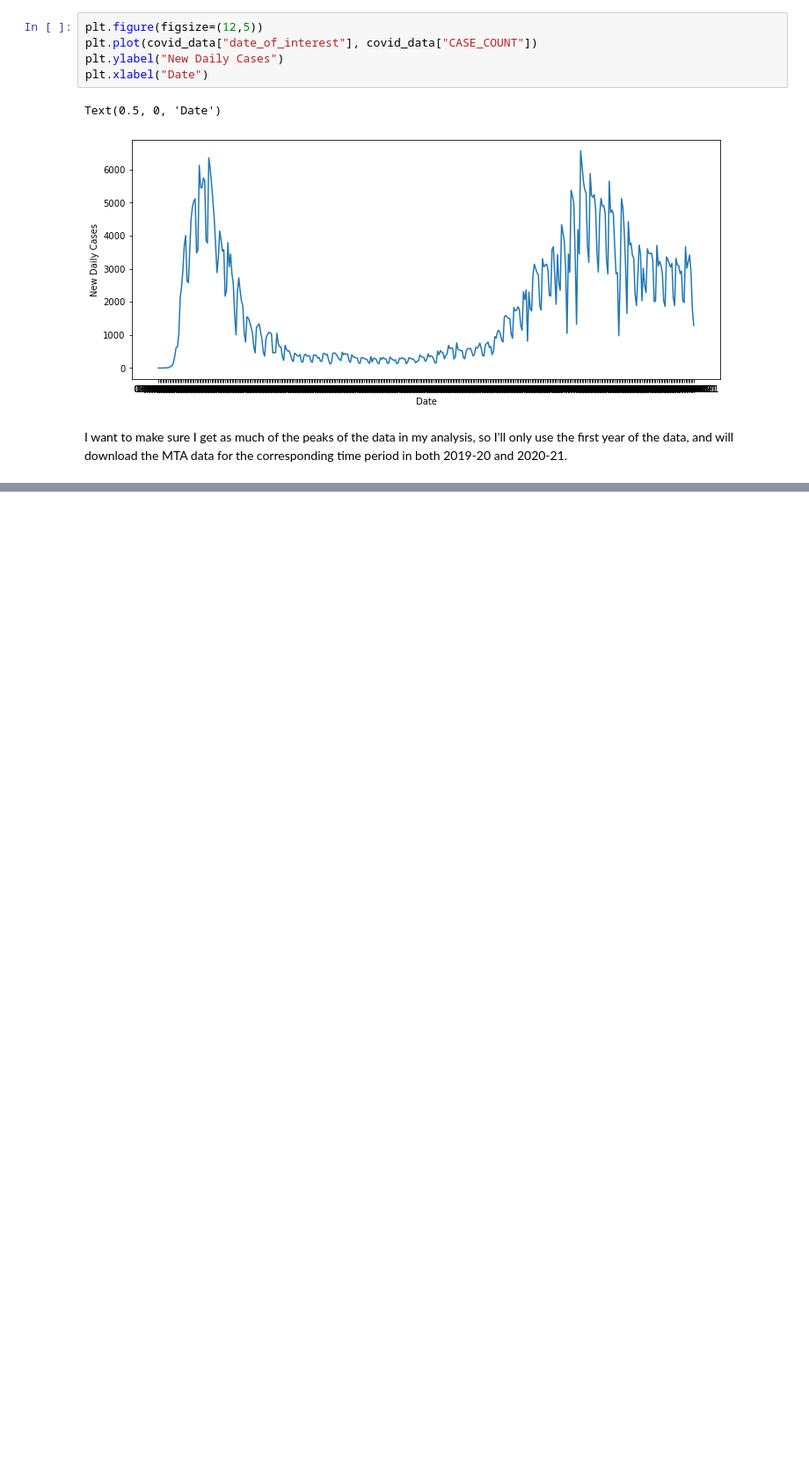
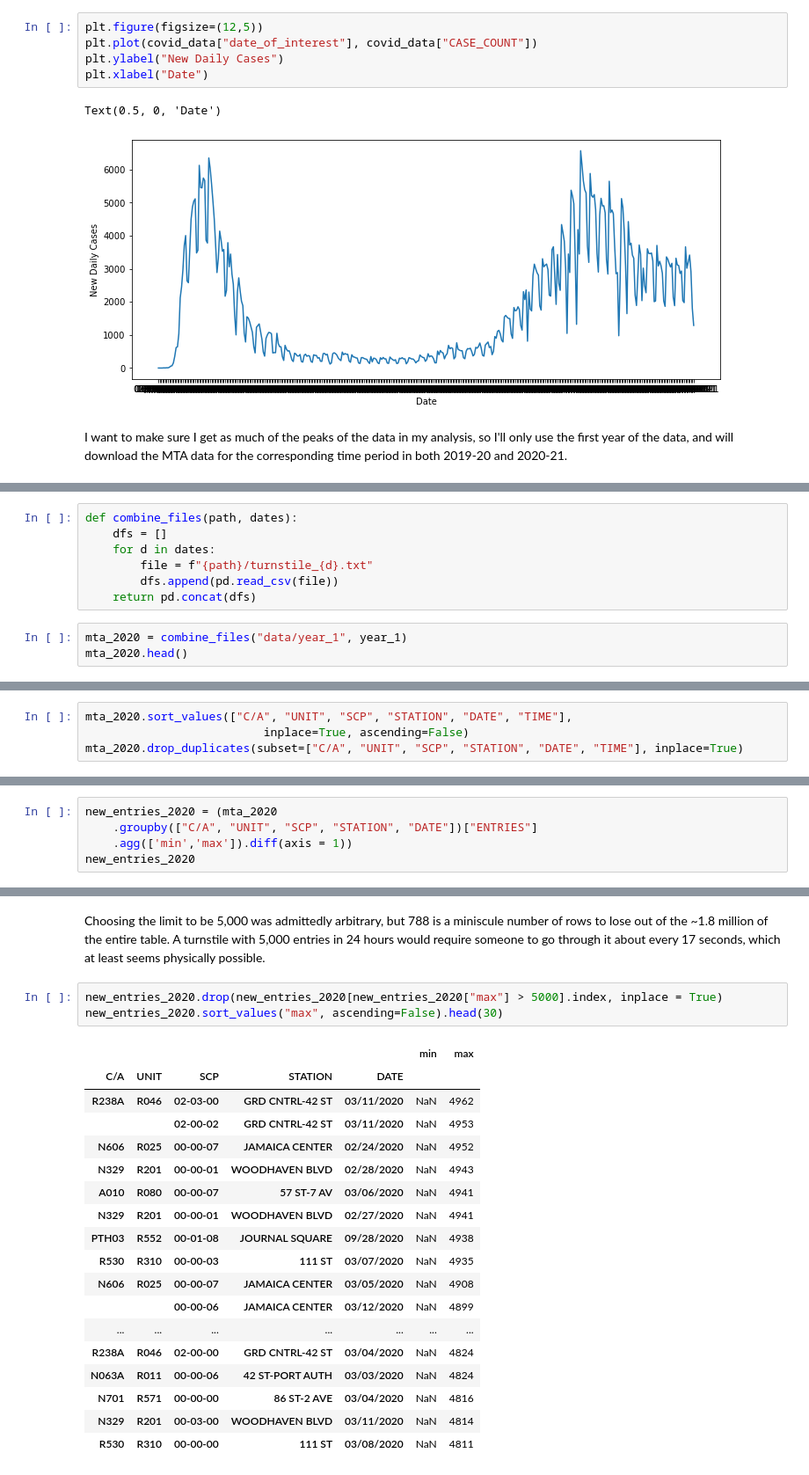
Before and after one commit to nickdellaquilo/Metis-Project-1, a Jupyter notebook: EDA Code.ipynb, the cells around one changed output, grey strips where cells are left out. Shown at 88% size. Drawn from its saved outputs; the diff is of its cells as text; blank space fills up the shorter version.

```diff
--- a/EDA Code.ipynb
+++ b/EDA Code.ipynb
@@ -61,0 +138,10 @@ Now, the MTA data is formatted as: "http://web.mta.info/developers/data/nyct/tur
+# %%
+def combine_files(path, dates):
+    dfs = []
+    for d in dates:
+        file = f"{path}/turnstile_{d}.txt"
+        dfs.append(pd.read_csv(file))
+    return pd.concat(dfs)
+# %%
+mta_2020 = combine_files("data/year_1", year_1)
+mta_2020.head()
@@ -61,0 +260,4 @@ Now, the MTA data is formatted as: "http://web.mta.info/developers/data/nyct/tur
+# %%
+mta_2020.sort_values(["C/A", "UNIT", "SCP", "STATION", "DATE", "TIME"],
+                          inplace=True, ascending=False)
+mta_2020.drop_duplicates(subset=["C/A", "UNIT", "SCP", "STATION", "DATE", "TIME"], inplace=True)
@@ -61,0 +326,5 @@ Now, the MTA data is formatted as: "http://web.mta.info/developers/data/nyct/tur
+# %%
+new_entries_2020 = (mta_2020
+    .groupby(["C/A", "UNIT", "SCP", "STATION", "DATE"])["ENTRIES"]
+    .agg(['min','max']).diff(axis = 1))
+new_entries_2020
@@ -61,0 +389,24 @@ Now, the MTA data is formatted as: "http://web.mta.info/developers/data/nyct/tur
+# %% [markdown]
+Choosing the limit to be 5,000 was admittedly arbitrary, but 788 is a miniscule number of rows to lose out of the ~1.8 million of the entire table. A turnstile with 5,000 entries in 24 hours would require someone to go through it about every 17 seconds, which at least seems physically possible.
+# %%
+new_entries_2020.drop(new_entries_2020[new_entries_2020["max"] > 5000].index, inplace = True)
+new_entries_2020.sort_values("max", ascending=False).head(30)
+# %% [output]
+|  |  |  |  |  | min | max |
+| C/A | UNIT | SCP | STATION | DATE |  |  |
+| R238A | R046 | 02-03-00 | GRD CNTRL-42 ST | 03/11/2020 | NaN | 4962 |
+|  |  | 02-00-02 | GRD CNTRL-42 ST | 03/11/2020 | NaN | 4953 |
+| N606 | R025 | 00-00-07 | JAMAICA CENTER | 02/24/2020 | NaN | 4952 |
+| N329 | R201 | 00-00-01 | WOODHAVEN BLVD | 02/28/2020 | NaN | 4943 |
+| A010 | R080 | 00-00-07 | 57 ST-7 AV | 03/06/2020 | NaN | 4941 |
+| N329 | R201 | 00-00-01 | WOODHAVEN BLVD | 02/27/2020 | NaN | 4941 |
+| PTH03 | R552 | 00-01-08 | JOURNAL SQUARE | 09/28/2020 | NaN | 4938 |
+| R530 | R310 | 00-00-03 | 111 ST | 03/07/2020 | NaN | 4935 |
+| N606 | R025 | 00-00-07 | JAMAICA CENTER | 03/05/2020 | NaN | 4908 |
+|  |  | 00-00-06 | JAMAICA CENTER | 03/12/2020 | NaN | 4899 |
+| ... | ... | ... | ... | ... | ... | ... |
+| R238A | R046 | 02-00-00 | GRD CNTRL-42 ST | 03/04/2020 | NaN | 4824 |
+| N063A | R011 | 00-00-06 | 42 ST-PORT AUTH | 03/03/2020 | NaN | 4824 |
+| N701 | R571 | 00-00-00 | 86 ST-2 AVE | 03/04/2020 | NaN | 4816 |
+| N329 | R201 | 00-03-00 | WOODHAVEN BLVD | 03/11/2020 | NaN | 4814 |
+| R530 | R310 | 00-00-00 | 111 ST | 03/08/2020 | NaN | 4811 |
```
Also changed, not shown: parts of 42 cells of this notebook.
